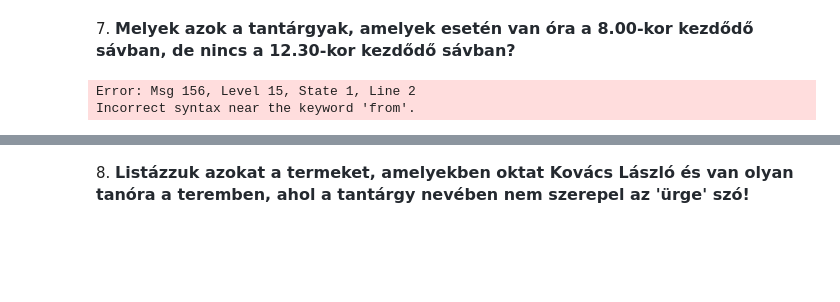
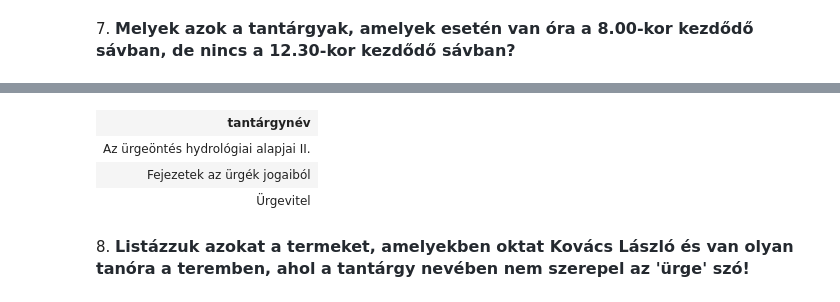
Before and after one commit to KedvesAnita/Adat, a Jupyter notebook: gyakorlat03_feladatok.ipynb, the cells around one changed output, grey strips where cells are left out. Cells and saved outputs as stored; diff of their text form; code cells hidden in the pictures; blank space fills up the shorter version.

```diff
--- a/gyakorlat03_feladatok.ipynb
+++ b/gyakorlat03_feladatok.ipynb
@@ -108,7 +144,7 @@ Total execution time: 00:00:00
 # %% [markdown]
 7. <span style="background-color: rgb(255, 255, 255); color: rgb(36, 41, 47); font-family: -apple-system, BlinkMacSystemFont, &quot;Segoe UI&quot;, Helvetica, Arial, sans-serif, &quot;Apple Color Emoji&quot;, &quot;Segoe UI Emoji&quot;; font-size: 16px; font-weight: 600;">Melyek azok a tantárgyak, amelyek esetén van óra a 8.00-kor kezdődő sávban, de nincs a 12.30-kor kezdődő sávban?</span>
 # %%
-SELECT
+SELECT t.tantárgynév
 from Orak o join Tantárgyak t on o.targy=t.Tkód
             join Savok s on o.Sav= s.Sav_id
 where s.Időpont= '8.00'
@@ -118,5 +154,3 @@ from Orak o join Tantárgyak t on o.targy= t.Tkód
             join Savok s on o.Sav= s.Sav_id
 where s.Időpont='12.30'
 # %% [output]
-Error: Msg 156, Level 15, State 1, Line 2
-Incorrect syntax near the keyword 'from'.
@@ -124,2 +159,6 @@ Total execution time: 00:00:00.007
+| tantárgynév |
+| Az ürgeöntés hydrológiai alapjai II. |
+| Fejezetek az ürgék jogaiból |
+| Ürgevitel |
 # %% [markdown]
 8. <span style="background-color: rgb(255, 255, 255); color: rgb(36, 41, 47); font-family: -apple-system, BlinkMacSystemFont, &quot;Segoe UI&quot;, Helvetica, Arial, sans-serif, &quot;Apple Color Emoji&quot;, &quot;Segoe UI Emoji&quot;; font-size: 16px; font-weight: 600;">Listázzuk azokat a termeket, amelyekben oktat Kovács László és van olyan tanóra a teremben, ahol a tantárgy nevében nem szerepel az 'ürge' szó!</span>
```
Also changed, not shown: parts of 6 cells of this notebook, 1 other file.
